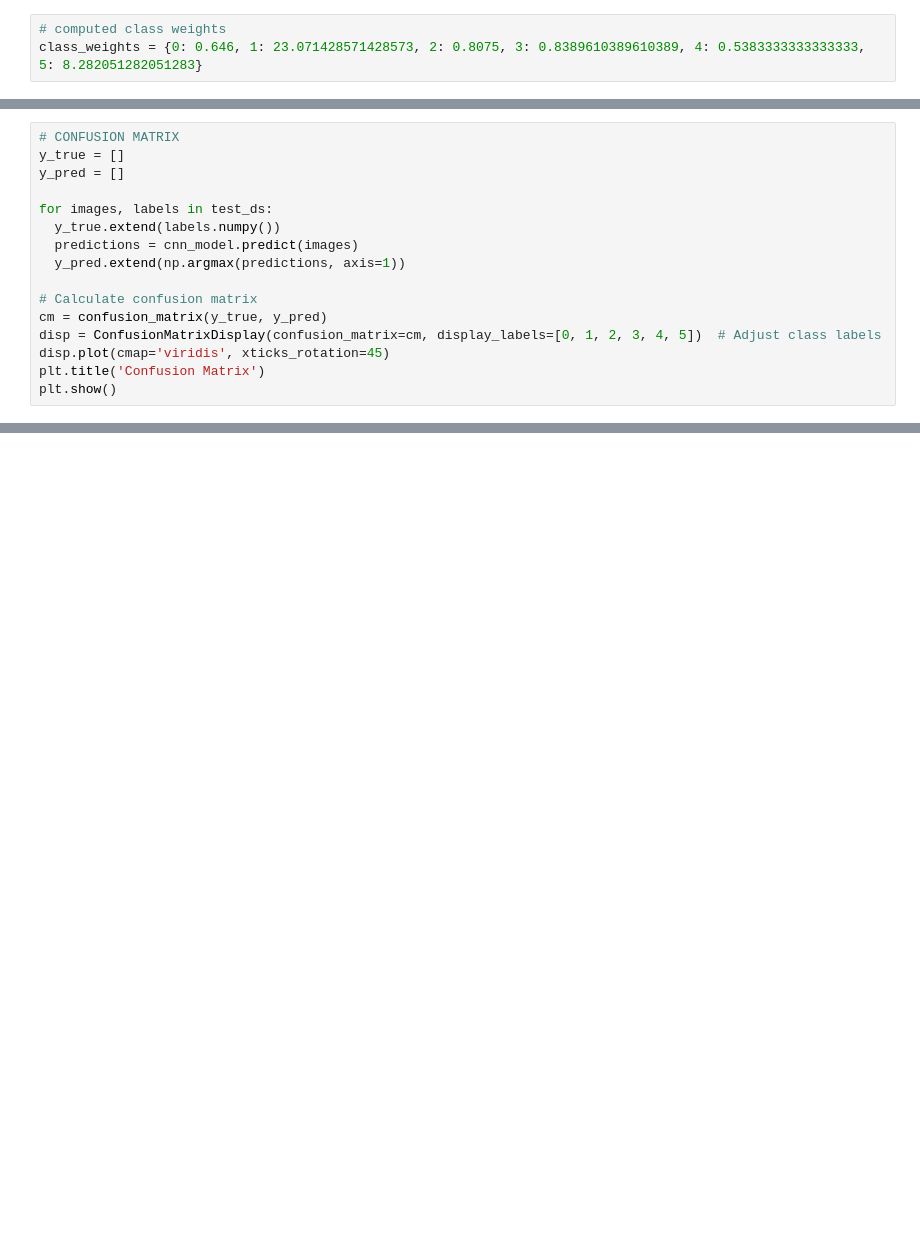
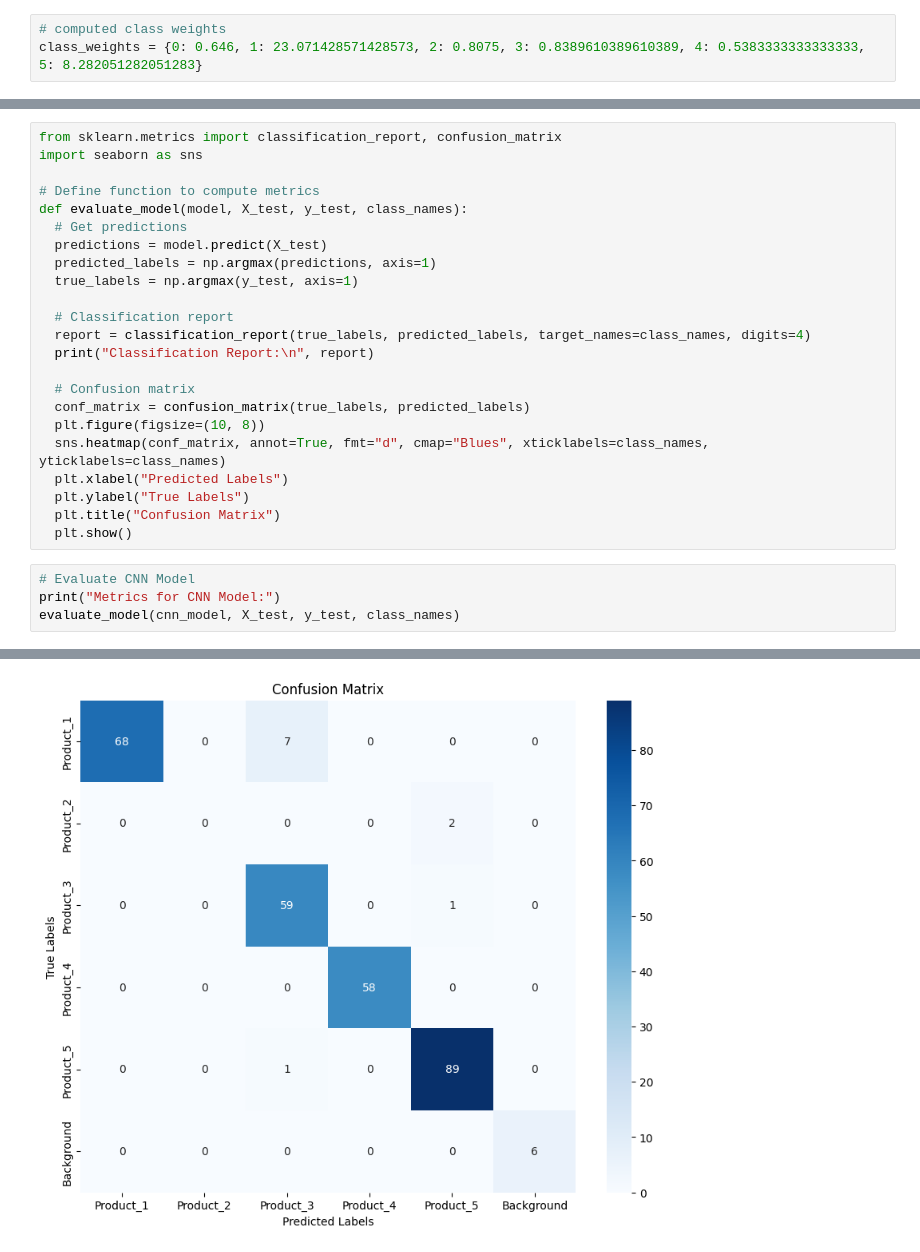
Before and after one commit to athulrj02/DeepDuel, a Jupyter notebook: ML|CA_Two.ipynb, the cells around one changed output, grey strips where cells are left out. Drawn from its saved outputs; the diff is of its cells as text; blank space fills up the shorter version.

```diff
--- a/ML|CA_Two.ipynb
+++ b/ML|CA_Two.ipynb
@@ -278,16 +252,0 @@ plt.show()
-# %%
-# CONFUSION MATRIX
-y_true = []
-y_pred = []
-
-for images, labels in test_ds:
-  y_true.extend(labels.numpy())
-  predictions = cnn_model.predict(images)
-  y_pred.extend(np.argmax(predictions, axis=1))
-
-# Calculate confusion matrix
-cm = confusion_matrix(y_true, y_pred)
-disp = ConfusionMatrixDisplay(confusion_matrix=cm, display_labels=[0, 1, 2, 3, 4, 5])  # Adjust class labels
-disp.plot(cmap='viridis', xticks_rotation=45)
-plt.title('Confusion Matrix')
-plt.show()
@@ -441,0 +369,28 @@ plt.show()
+# %%
+from sklearn.metrics import classification_report, confusion_matrix
+import seaborn as sns
+
+# Define function to compute metrics
+def evaluate_model(model, X_test, y_test, class_names):
+  # Get predictions
+  predictions = model.predict(X_test)
+  predicted_labels = np.argmax(predictions, axis=1)
+  true_labels = np.argmax(y_test, axis=1)
+
+  # Classification report
+  report = classification_report(true_labels, predicted_labels, target_names=class_names, digits=4)
+  print("Classification Report:\n", report)
+
+  # Confusion matrix
+  conf_matrix = confusion_matrix(true_labels, predicted_labels)
+  plt.figure(figsize=(10, 8))
+  sns.heatmap(conf_matrix, annot=True, fmt="d", cmap="Blues", xticklabels=class_names, yticklabels=class_names)
+  plt.xlabel("Predicted Labels")
+  plt.ylabel("True Labels")
+  plt.title("Confusion Matrix")
+  plt.show()
+# %%
+# Evaluate CNN Model
+print("Metrics for CNN Model:")
+evaluate_model(cnn_model, X_test, y_test, class_names)
+# %% [output]
@@ -441,0 +412 @@ plt.show()
+[figure, added]
```
Also changed, not shown: parts of 61 cells of this notebook.
